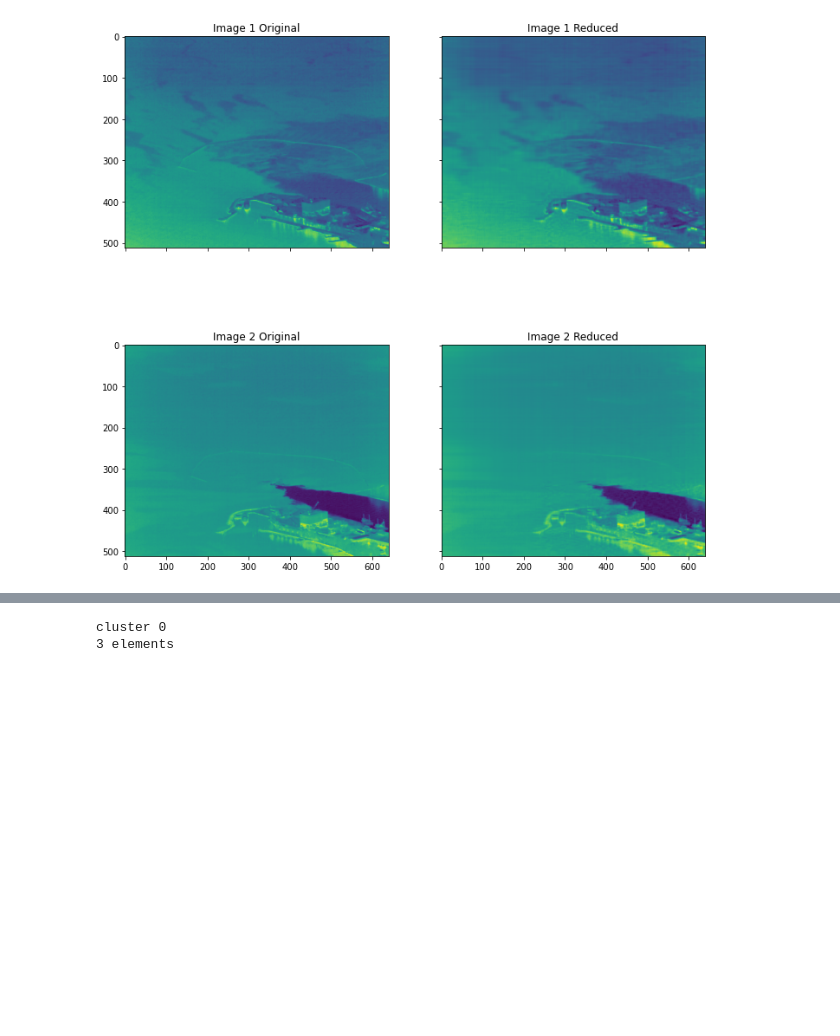
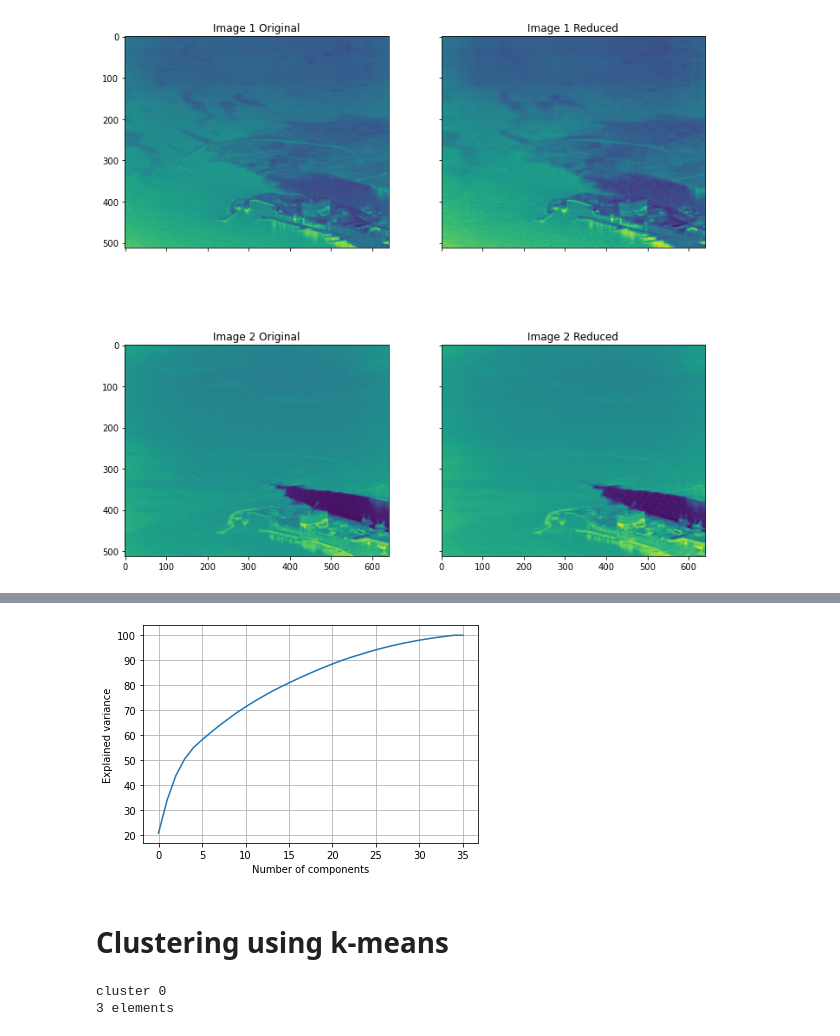
Before and after one commit to CS-433/ml-project-2-ml-plume-1, a Jupyter notebook: pca.ipynb, the cells around one changed output, grey strips where cells are left out. Saved outputs shown, nothing was run; the diff lists cells and outputs as text; code cells hidden in the pictures; blank space fills up the shorter version.

Commit message:
added DBSCAN and code to do PCA on all images at once

```diff
--- a/pca.ipynb
+++ b/pca.ipynb
@@ -104 +112,20 @@ plt.show()
+# %%
+# doing PCA on full dataset instead of one image at a time
+# need to use a lot more data for this to be good I think
+
+temp_data = data.reshape(data.shape[0], data.shape[1]*data.shape[2])
+num_comp = temp_data.shape[1]
+
+pca_784 = PCA(n_components=36)
+pca_784.fit(temp_data)
+
+plt.grid()
+plt.plot(np.cumsum(pca_784.explained_variance_ratio_ * 100))
+plt.xlabel('Number of components')
+plt.ylabel('Explained variance')
+plt.savefig('Scree plot.png')
+# %% [output]
+[figure, added]
+# %% [markdown]
+# Clustering using k-means
 # %%
```
Also changed, not shown: parts of 13 cells of this notebook.
